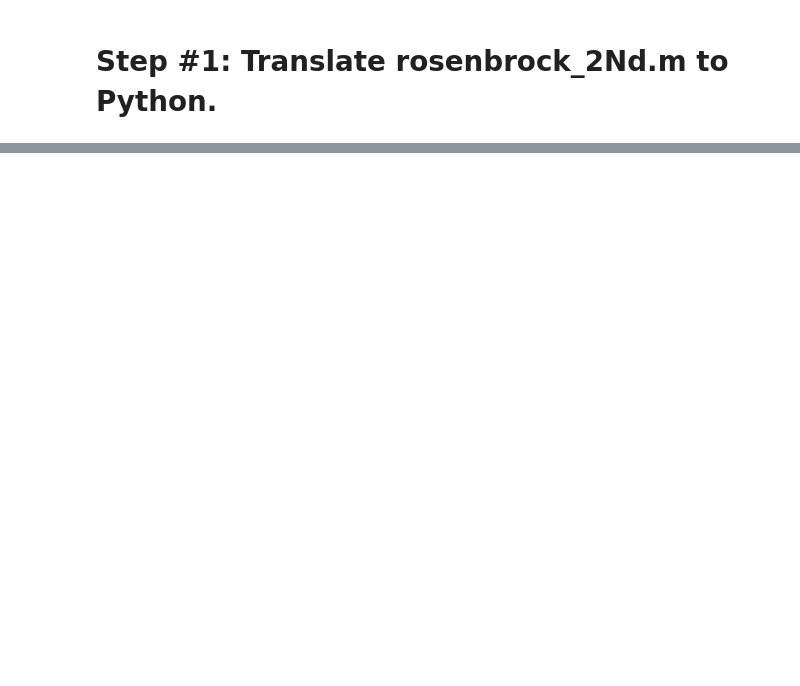
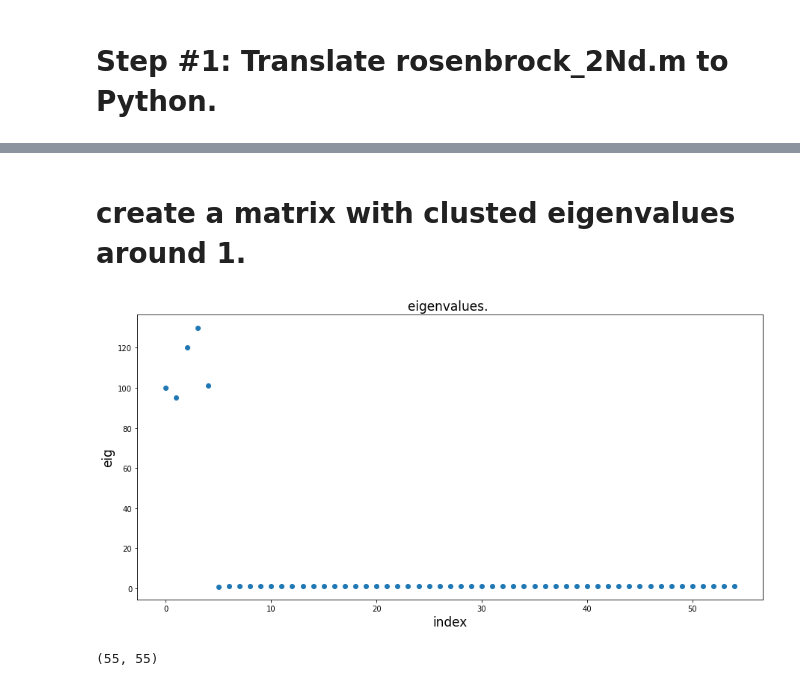
Before and after one commit to opaliss/optimization_notebooks, a Jupyter notebook: homework_5.ipynb, the cells around one changed output, grey strips where cells are left out. Drawn from its saved outputs; the diff is of its cells as text; code cells hidden in the pictures; blank space fills up the shorter version.

```diff
--- a/homework_5.ipynb
+++ b/homework_5.ipynb
@@ -206,0 +239,19 @@ fig.show()
+# %% [markdown]
+# create a matrix with clusted eigenvalues around 1.
+# %%
+cluster = np.linspace(0.95, 1.05, 50)
+# %%
+eigs = [100, 95, 120, 130, 101]
+
+eigs.extend(cluster)
+# %%
+fig, ax = plt.subplots(1, 1)
+
+
+ax.scatter(np.arange(len(eigs)), eigs)
+
+_ = ax.set_title("eigenvalues. ", fontsize=17)
+_ = ax.set_xlabel("index", fontsize=17)
+_ = ax.set_ylabel("eig", fontsize=17)
+# %% [output]
+[figure, added]
@@ -206,0 +260,4 @@ fig.show()
+# %%
+A_cluster.shape
+# %% [output]
+(55, 55)
```
Also changed, not shown: parts of 56 cells of this notebook, 3 other files.
